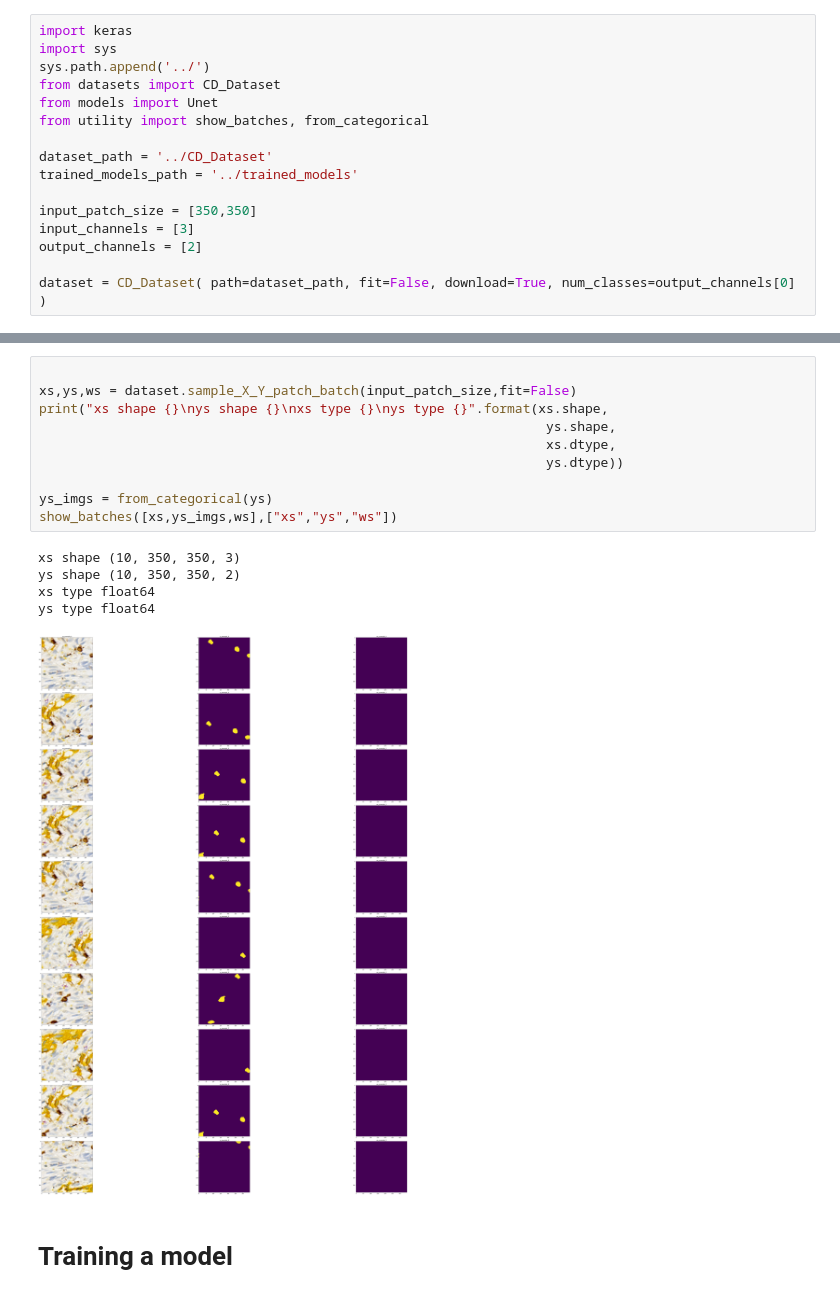
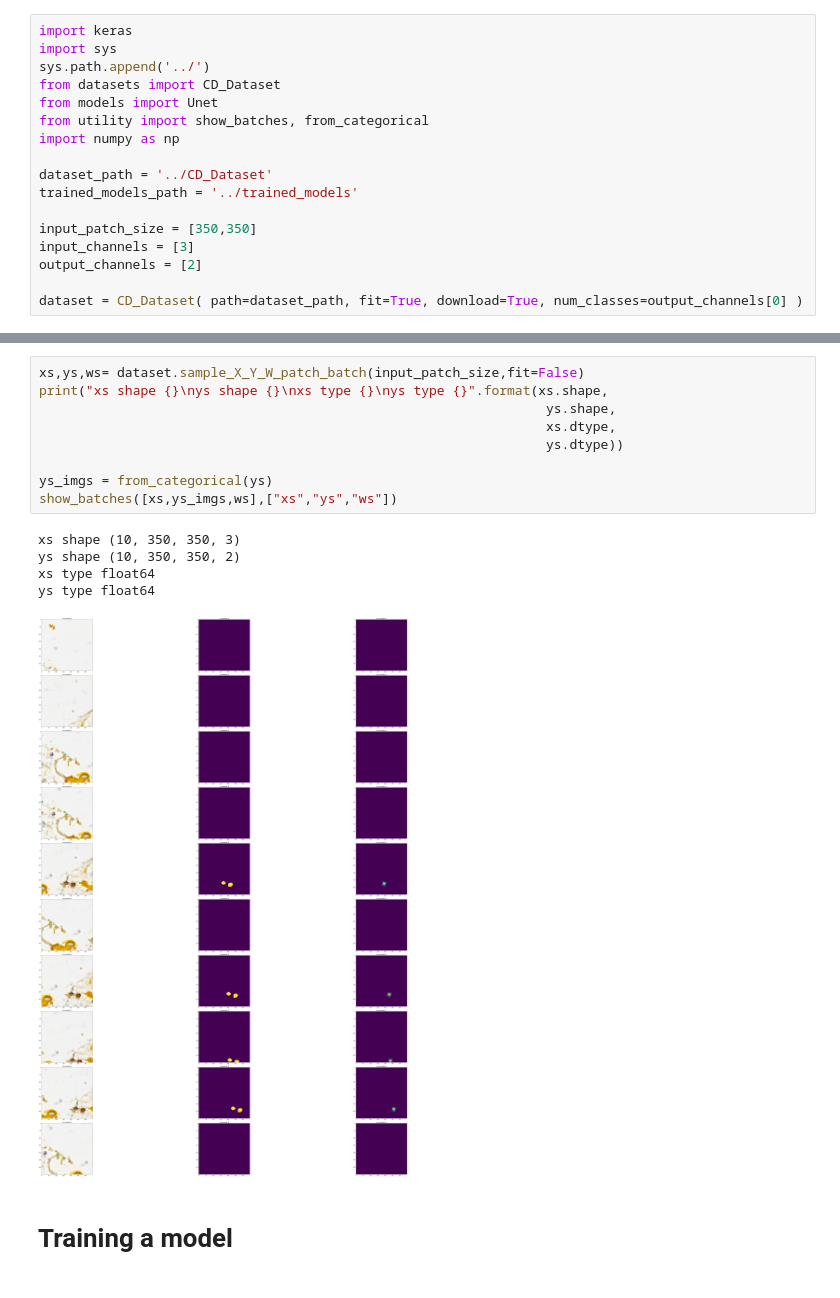
Before and after one commit to marioviti/nn_segmentation, a Jupyter notebook: notebooks/Training.ipynb, the cells around one changed output, grey strips where cells are left out. Saved outputs shown, nothing was run; the diff lists cells and outputs as text.

```diff
--- a/notebooks/Training.ipynb
+++ b/notebooks/Training.ipynb
@@ -5,6 +5,7 @@ sys.path.append('../')
 from datasets import CD_Dataset
 from models import Unet
 from utility import show_batches, from_categorical
+import numpy as np
 
 dataset_path = '../CD_Dataset'
 trained_models_path = '../trained_models'
@@ -13,4 +14,4 @@ input_patch_size = [350,350]
 input_channels = [3]
 output_channels = [2]
 
-dataset = CD_Dataset( path=dataset_path, fit=False, download=True, num_classes=output_channels[0] )
+dataset = CD_Dataset( path=dataset_path, fit=True, download=True, num_classes=output_channels[0] )
@@ -17,19 +22,18 @@ dataset = CD_Dataset( path=dataset_path, fit=False, download=True, num_classes=o
 # %%
-
-xs,ys,ws = dataset.sample_X_Y_patch_batch(input_patch_size,fit=False)
+xs,ys,ws= dataset.sample_X_Y_W_patch_batch(input_patch_size,fit=False)
 print("xs shape {}\nys shape {}\nxs type {}\nys type {}".format(xs.shape,
                                                                  ys.shape,
                                                                  xs.dtype,
                                                                  ys.dtype))
 
 ys_imgs = from_categorical(ys)
 show_batches([xs,ys_imgs,ws],["xs","ys","ws"])
 # %% [output]
 xs shape (10, 350, 350, 3)
 ys shape (10, 350, 350, 2)
 xs type float64
 ys type float64
-[figure, old version]
+[figure, new version]
 # %% [markdown]
 # Training a model
 # %%
```
Also changed, not shown: parts of 3 cells of this notebook, 1 other file.
